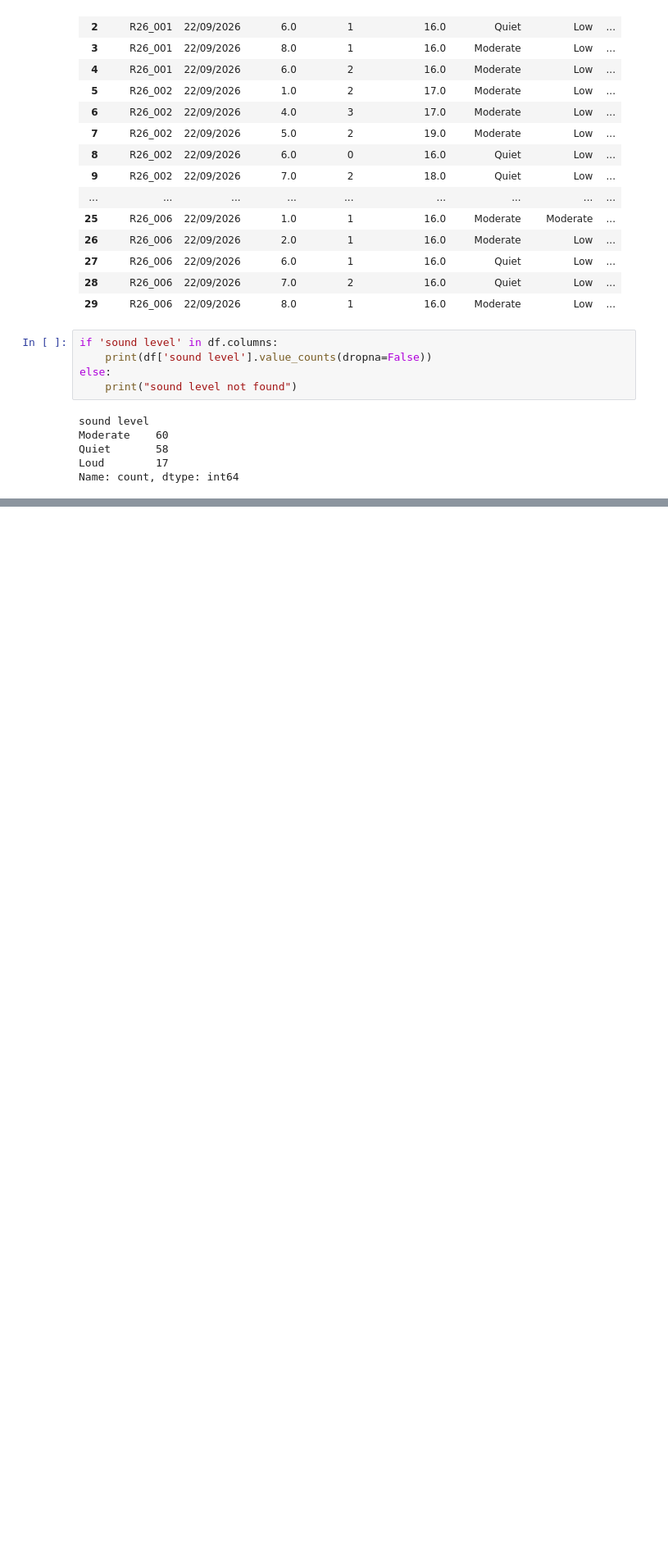
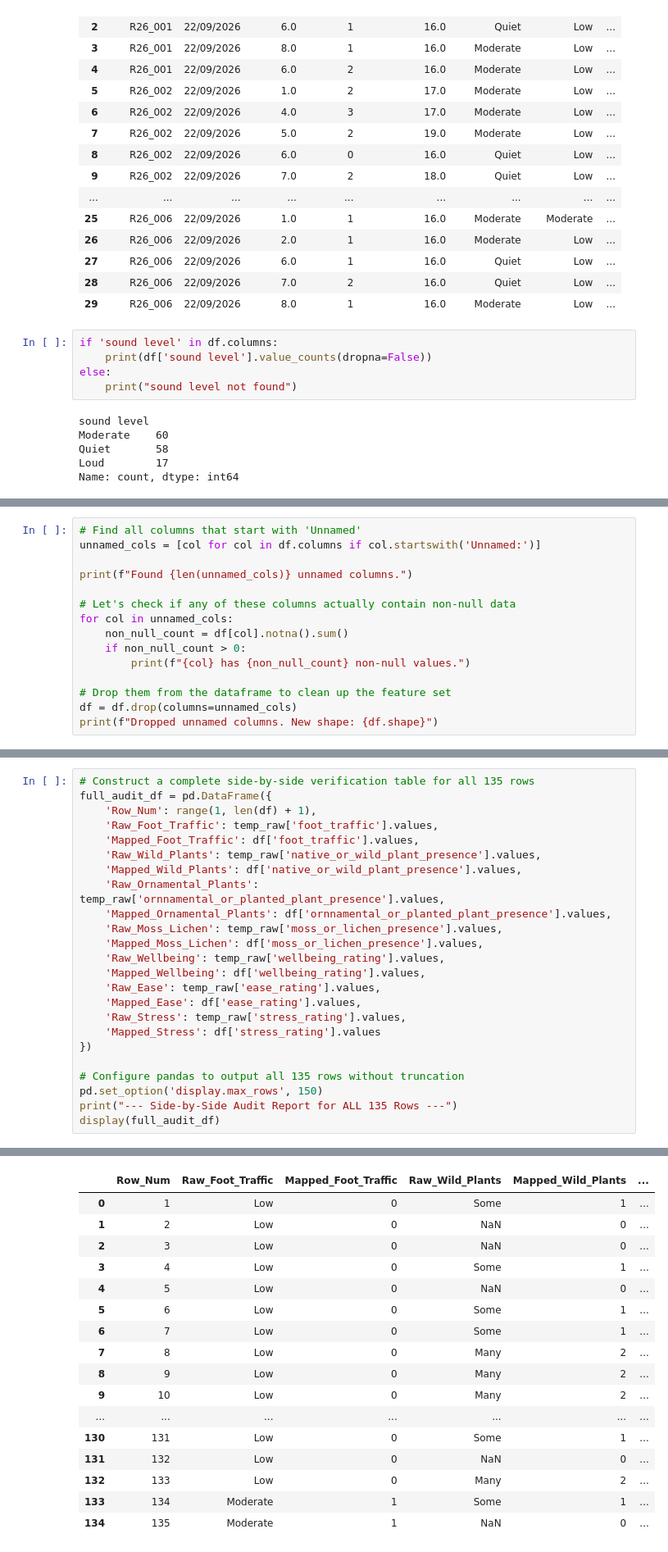
Before and after one commit to irfanefedonmez/ml-campus_data_project-colab, a Jupyter notebook: project1.ipynb, the cells around one changed output, grey strips where cells are left out. Shown at 82% size. Drawn from its saved outputs; the diff is of its cells as text; blank space fills up the shorter version.

```diff
--- a/project1.ipynb
+++ b/project1.ipynb
@@ -249,0 +407,15 @@ Name: count, dtype: int64
+# %%
+# Find all columns that start with 'Unnamed'
+unnamed_cols = [col for col in df.columns if col.startswith('Unnamed:')]
+
+print(f"Found {len(unnamed_cols)} unnamed columns.")
+
+# Let's check if any of these columns actually contain non-null data
+for col in unnamed_cols:
+    non_null_count = df[col].notna().sum()
+    if non_null_count > 0:
+        print(f"{col} has {non_null_count} non-null values.")
+
+# Drop them from the dataframe to clean up the feature set
+df = df.drop(columns=unnamed_cols)
+print(f"Dropped unnamed columns. New shape: {df.shape}")
@@ -249,0 +499,25 @@ Name: count, dtype: int64
+# %%
+# Construct a complete side-by-side verification table for all 135 rows
+full_audit_df = pd.DataFrame({
+    'Row_Num': range(1, len(df) + 1),
+    'Raw_Foot_Traffic': temp_raw['foot_traffic'].values,
+    'Mapped_Foot_Traffic': df['foot_traffic'].values,
+    'Raw_Wild_Plants': temp_raw['native_or_wild_plant_presence'].values,
+    'Mapped_Wild_Plants': df['native_or_wild_plant_presence'].values,
+    'Raw_Ornamental_Plants': temp_raw['ornnamental_or_planted_plant_presence'].values,
+    'Mapped_Ornamental_Plants': df['ornnamental_or_planted_plant_presence'].values,
+    'Raw_Moss_Lichen': temp_raw['moss_or_lichen_presence'].values,
+    'Mapped_Moss_Lichen': df['moss_or_lichen_presence'].values,
+    'Raw_Wellbeing': temp_raw['wellbeing_rating'].values,
+    'Mapped_Wellbeing': df['wellbeing_rating'].values,
+    'Raw_Ease': temp_raw['ease_rating'].values,
+    'Mapped_Ease': df['ease_rating'].values,
+    'Raw_Stress': temp_raw['stress_rating'].values,
+    'Mapped_Stress': df['stress_rating'].values
+})
+
+# Configure pandas to output all 135 rows without truncation
+pd.set_option('display.max_rows', 150)
+print("--- Side-by-Side Audit Report for ALL 135 Rows ---")
+display(full_audit_df)
+# %% [output]
@@ -249,0 +525,17 @@ Name: count, dtype: int64
+|  | Row_Num | Raw_Foot_Traffic | Mapped_Foot_Traffic | Raw_Wild_Plants | Mapped_Wild_Plants | ... |
+| 0 | 1 | Low | 0 | Some | 1 | ... |
+| 1 | 2 | Low | 0 | NaN | 0 | ... |
+| 2 | 3 | Low | 0 | NaN | 0 | ... |
+| 3 | 4 | Low | 0 | Some | 1 | ... |
+| 4 | 5 | Low | 0 | NaN | 0 | ... |
+| 5 | 6 | Low | 0 | Some | 1 | ... |
+| 6 | 7 | Low | 0 | Some | 1 | ... |
+| 7 | 8 | Low | 0 | Many | 2 | ... |
+| 8 | 9 | Low | 0 | Many | 2 | ... |
+| 9 | 10 | Low | 0 | Many | 2 | ... |
+| ... | ... | ... | ... | ... | ... | ... |
+| 130 | 131 | Low | 0 | Some | 1 | ... |
+| 131 | 132 | Low | 0 | NaN | 0 | ... |
+| 132 | 133 | Low | 0 | Many | 2 | ... |
+| 133 | 134 | Moderate | 1 | Some | 1 | ... |
+| 134 | 135 | Moderate | 1 | NaN | 0 | ... |
```
Also changed, not shown: parts of 12 cells of this notebook.
